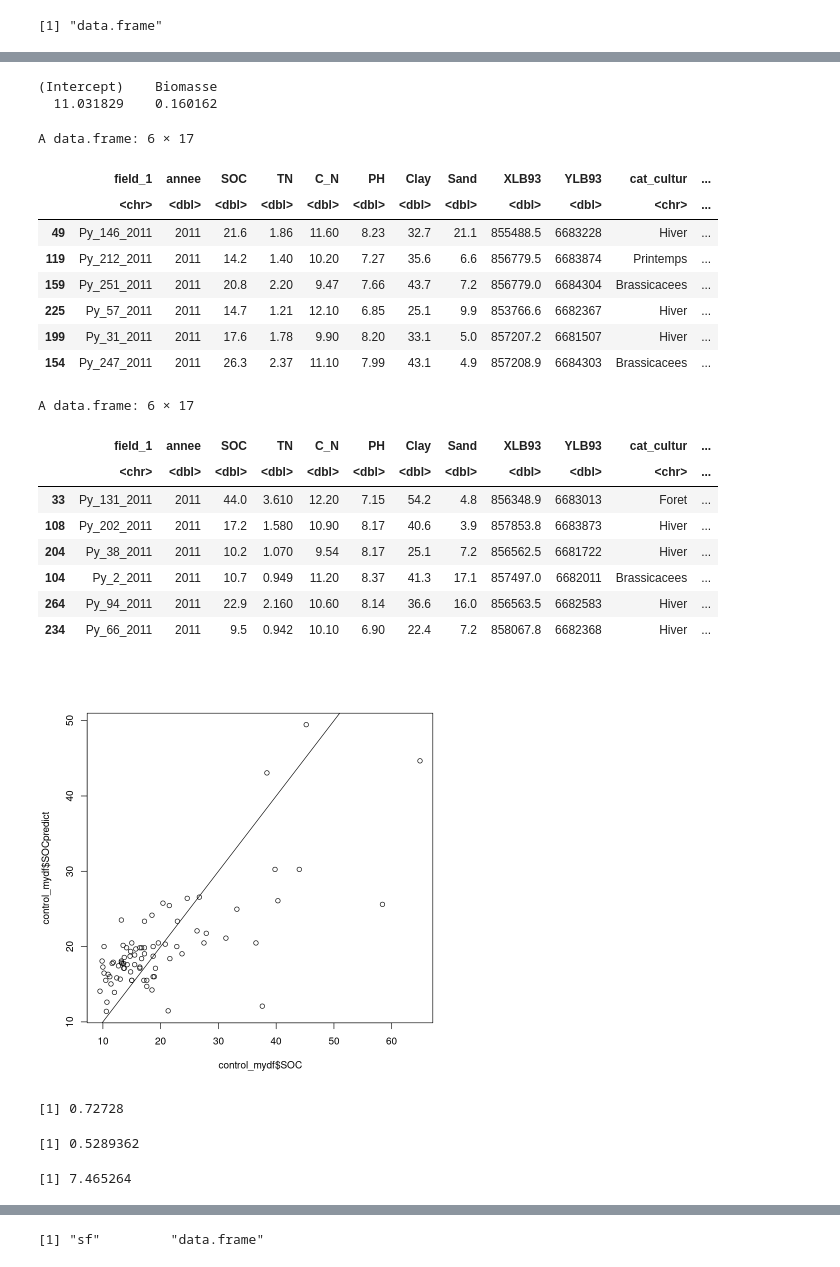
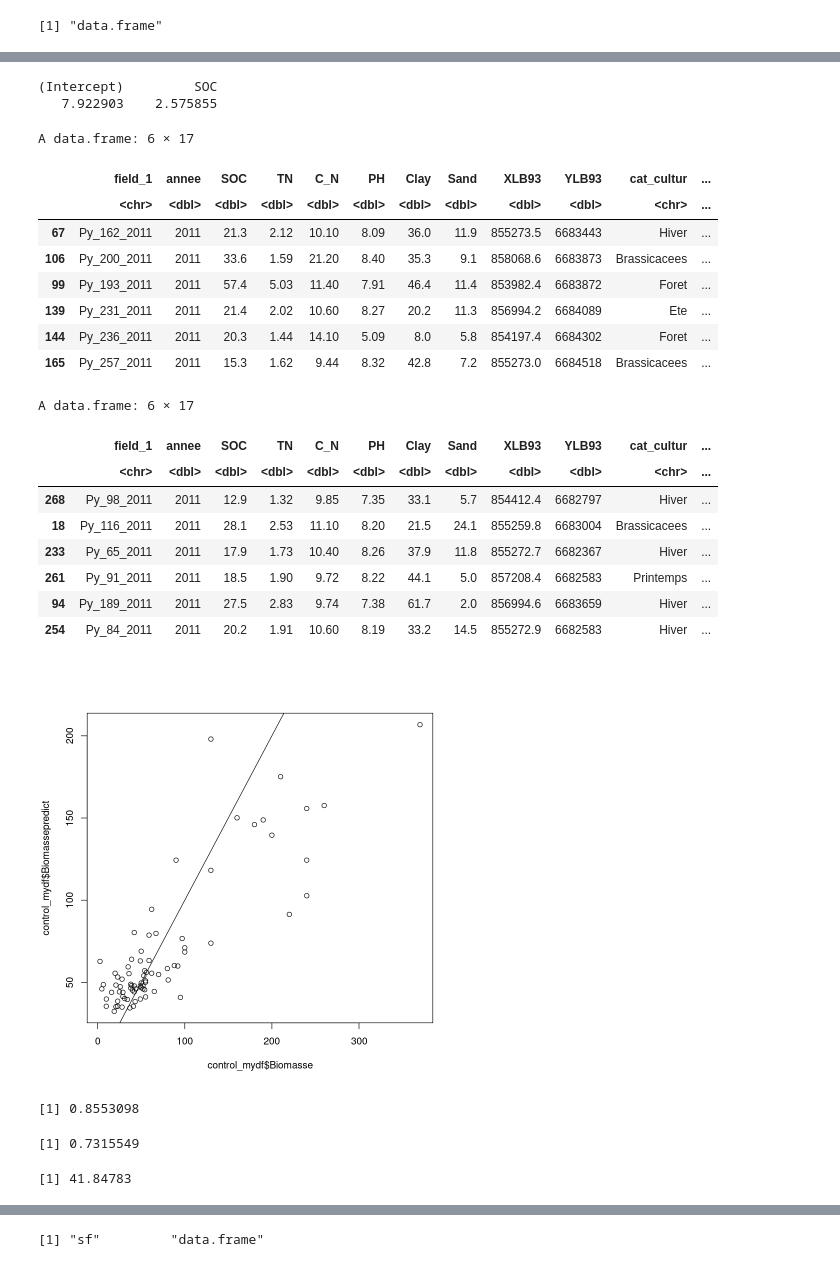
Before and after one commit to thierrycastel/tcnotebook, a Jupyter notebook: R2D2C/R4_R2D2C.ipynb, the cells around one changed output, grey strips where cells are left out. Drawn from its saved outputs; the diff is of its cells as text; code cells hidden in the pictures.

```diff
--- a/R2D2C/R4_R2D2C.ipynb
+++ b/R2D2C/R4_R2D2C.ipynb
@@ -186,7 +187,7 @@ class(mydf) ## mydf est maintenant un  objet dataframe cela va simplifier le sou
 # %%
 #########################################################################################
 ##
-## Calcul modèle d'entrainement
+## Calcul du modèle d'entraînement
 ##
 #########################################################################################
 ## Sélection des données pour paramétrer le modèle d'entrainement
@@ -199,7 +200,7 @@ dim(control_mydf)
 ## corrélation linéraire entre SOC vs Biomasse
 cor(training_mydf$Biomasse,training_mydf$SOC)
 ## Ajustement du modèle linéraire à partie de l'échantillon d'entraînement
-mydflm <- lm(SOC~Biomasse, data = training_mydf)
+mydflm <- lm(Biomasse~SOC, data = training_mydf)
 # %% [output]
 [1] 189  16
 [1] 80 16
@@ -227,12 +228,12 @@ F-statistic: 202.9 on 1 and 187 DF,  p-value: < 2.2e-16
 # %%
-coef(mydflm)
+coef(mydflm) ## Coefficient du modèle ajusté
 # %% [output]
-(Intercept)    Biomasse
-  11.031829    0.160162
+(Intercept)         SOC
+   7.922903    2.575855
 # %%
-## Application du modèle ajusté sur les données de controle
-## SOCpredict = a x Biomasse + b
-control_mydf$SOCpredict <- coef(mydflm)[2]*control_mydf$Biomasse + coef(mydflm)[1]
+## Application du modèle ajusté sur les données de contrôle
+## Biomassepredict = a x SOC + b
+control_mydf$Biomassepredict <- coef(mydflm)[2]*control_mydf$SOC + coef(mydflm)[1]
 # %%
 head(control_mydf)
 tail(control_mydf)
@@ -240,37 +241,37 @@ tail(control_mydf)
 A data.frame: 6 × 17
 |  | field_1 | annee | SOC | TN | C_N | PH | Clay | Sand | XLB93 | YLB93 | cat_cultur | ... |
 |  | <chr> | <dbl> | <dbl> | <dbl> | <dbl> | <dbl> | <dbl> | <dbl> | <dbl> | <dbl> | <chr> | ... |
-| 49 | Py_146_2011 | 2011 | 21.6 | 1.86 | 11.60 | 8.23 | 32.7 | 21.1 | 855488.5 | 6683228 | Hiver | ... |
-| 119 | Py_212_2011 | 2011 | 14.2 | 1.40 | 10.20 | 7.27 | 35.6 | 6.6 | 856779.5 | 6683874 | Printemps | ... |
-| 159 | Py_251_2011 | 2011 | 20.8 | 2.20 | 9.47 | 7.66 | 43.7 | 7.2 | 856779.0 | 6684304 | Brassicacees | ... |
-| 225 | Py_57_2011 | 2011 | 14.7 | 1.21 | 12.10 | 6.85 | 25.1 | 9.9 | 853766.6 | 6682367 | Hiver | ... |
-| 199 | Py_31_2011 | 2011 | 17.6 | 1.78 | 9.90 | 8.20 | 33.1 | 5.0 | 857207.2 | 6681507 | Hiver | ... |
-| 154 | Py_247_2011 | 2011 | 26.3 | 2.37 | 11.10 | 7.99 | 43.1 | 4.9 | 857208.9 | 6684303 | Brassicacees | ... |
+| 67 | Py_162_2011 | 2011 | 21.3 | 2.12 | 10.10 | 8.09 | 36.0 | 11.9 | 855273.5 | 6683443 | Hiver | ... |
+| 106 | Py_200_2011 | 2011 | 33.6 | 1.59 | 21.20 | 8.40 | 35.3 | 9.1 | 858068.6 | 6683873 | Brassicacees | ... |
+| 99 | Py_193_2011 | 2011 | 57.4 | 5.03 | 11.40 | 7.91 | 46.4 | 11.4 | 853982.4 | 6683872 | Foret | ... |
+| 139 | Py_231_2011 | 2011 | 21.4 | 2.02 | 10.60 | 8.27 | 20.2 | 11.3 | 856994.2 | 6684089 | Ete | ... |
+| 144 | Py_236_2011 | 2011 | 20.3 | 1.44 | 14.10 | 5.09 | 8.0 | 5.8 | 854197.4 | 6684302 | Foret | ... |
+| 165 | Py_257_2011 | 2011 | 15.3 | 1.62 | 9.44 | 8.32 | 42.8 | 7.2 | 855273.0 | 6684518 | Brassicacees | ... |
 A data.frame: 6 × 17
 |  | field_1 | annee | SOC | TN | C_N | PH | Clay | Sand | XLB93 | YLB93 | cat_cultur | ... |
 |  | <chr> | <dbl> | <dbl> | <dbl> | <dbl> | <dbl> | <dbl> | <dbl> | <dbl> | <dbl> | <chr> | ... |
-| 33 | Py_131_2011 | 2011 | 44.0 | 3.610 | 12.20 | 7.15 | 54.2 | 4.8 | 856348.9 | 6683013 | Foret | ... |
-| 108 | Py_202_2011 | 2011 | 17.2 | 1.580 | 10.90 | 8.17 | 40.6 | 3.9 | 857853.8 | 6683873 | Hiver | ... |
-| 204 | Py_38_2011 | 2011 | 10.2 | 1.070 | 9.54 | 8.17 | 25.1 | 7.2 | 856562.5 | 6681722 | Hiver | ... |
-| 104 | Py_2_2011 | 2011 | 10.7 | 0.949 | 11.20 | 8.37 | 41.3 | 17.1 | 857497.0 | 6682011 | Brassicacees | ... |
-| 264 | Py_94_2011 | 2011 | 22.9 | 2.160 | 10.60 | 8.14 | 36.6 | 16.0 | 856563.5 | 6682583 | Hiver | ... |
-| 234 | Py_66_2011 | 2011 | 9.5 | 0.942 | 10.10 | 6.90 | 22.4 | 7.2 | 858067.8 | 6682368 | Hiver | ... |
+| 268 | Py_98_2011 | 2011 | 12.9 | 1.32 | 9.85 | 7.35 | 33.1 | 5.7 | 854412.4 | 6682797 | Hiver | ... |
+| 18 | Py_116_2011 | 2011 | 28.1 | 2.53 | 11.10 | 8.20 | 21.5 | 24.1 | 855259.8 | 6683004 | Brassicacees | ... |
+| 233 | Py_65_2011 | 2011 | 17.9 | 1.73 | 10.40 | 8.26 | 37.9 | 11.8 | 855272.7 | 6682367 | Hiver | ... |
+| 261 | Py_91_2011 | 2011 | 18.5 | 1.90 | 9.72 | 8.22 | 44.1 | 5.0 | 857208.4 | 6682583 | Printemps | ... |
+| 94 | Py_189_2011 | 2011 | 27.5 | 2.83 | 9.74 | 7.38 | 61.7 | 2.0 | 856994.6 | 6683659 | Hiver | ... |
+| 254 | Py_84_2011 | 2011 | 20.2 | 1.91 | 10.60 | 8.19 | 33.2 | 14.5 | 855272.9 | 6682583 | Hiver | ... |
 # %%
-## Trace SOC mesuré vs SOC prédit par le modèle linéaire
-plot(control_mydf$SOC, control_mydf$SOCpredict) ## scatterplot
+## Trace Biomasse mesurée vs Biomasse prédite par le modèle linéaire
+plot(control_mydf$Biomasse, control_mydf$Biomassepredict) ## scatterplot
 abline(0,1) ## trace la droite 1:1
 # %% [output]
-[figure, old version]
+[figure, new version]
 # %%
 ## Evaluataion de la qualité du modèle
-cor(control_mydf$SOC,control_mydf$SOCpredict) ## coef corrélation linéaire
-(cor(control_mydf$SOC,control_mydf$SOCpredict))^2 ## coef détermination
-RMSE <- sqrt(sum((control_mydf$SOC-control_mydf$SOCpredict)^2)/dim(control_mydf)[1])
+cor(control_mydf$Biomasse,control_mydf$Biomassepredict) ## coef corrélation linéaire
+(cor(control_mydf$Biomasse,control_mydf$Biomassepredict))^2 ## coef détermination
+RMSE <- sqrt(sum((control_mydf$Biomasse-control_mydf$Biomassepredict)^2)/dim(control_mydf)[1])
 RMSE
 # %% [output]
-[1] 0.72728
+[1] 0.8553098
-[1] 0.5289362
+[1] 0.7315549
-[1] 7.465264
+[1] 41.84783
 # %%
 ## Estimateur Jackknife
 ## charge la function myjack qui est dans le fichier funjack.R
```
Also changed, not shown: parts of 27 cells of this notebook.
